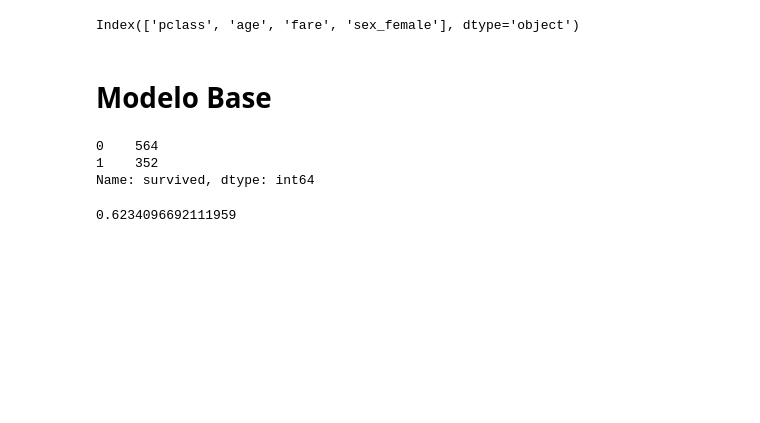
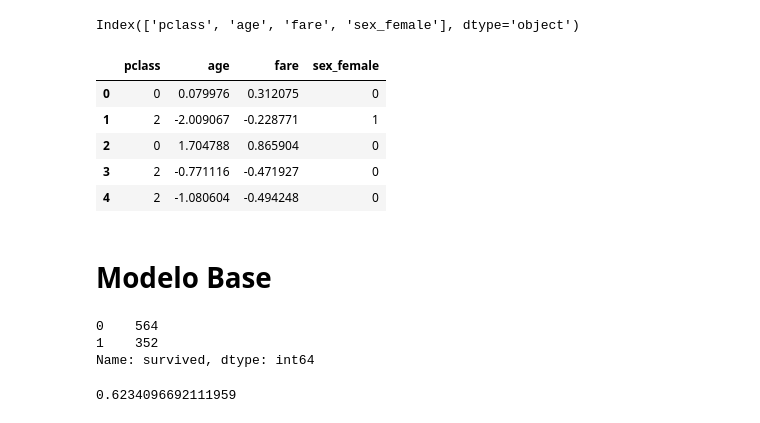
Before and after one commit to nortonvanz/ML_Pocket_Reference, a Jupyter notebook: notebooks/Titanic.ipynb, the cells around one changed output. Drawn from its saved outputs; the diff is of its cells as text; code cells hidden in the pictures; blank space fills up the shorter version.

```diff
--- a/notebooks/Titanic.ipynb
+++ b/notebooks/Titanic.ipynb
@@ -669,3 +659,16 @@ Index(['pclass', 'age', 'fare', 'sex_female'], dtype='object')
+# %%
+#aplicando em treino e teste
+X_train = X_train[['pclass', 'age', 'fare', 'sex_female']]
+X_test = X_test[['pclass', 'age', 'fare', 'sex_female']]
+# %%
+X_train.head()
+# %% [output]
+|  | pclass | age | fare | sex_female |
+| 0 | 0 | 0.079976 | 0.312075 | 0 |
+| 1 | 2 | -2.009067 | -0.228771 | 1 |
+| 2 | 0 | 1.704788 | 0.865904 | 0 |
+| 3 | 2 | -0.771116 | -0.471927 | 0 |
+| 4 | 2 | -1.080604 | -0.494248 | 0 |
 # %% [markdown]
 # Modelo Base
 # %%
```
Also changed, not shown: parts of 23 cells of this notebook.
